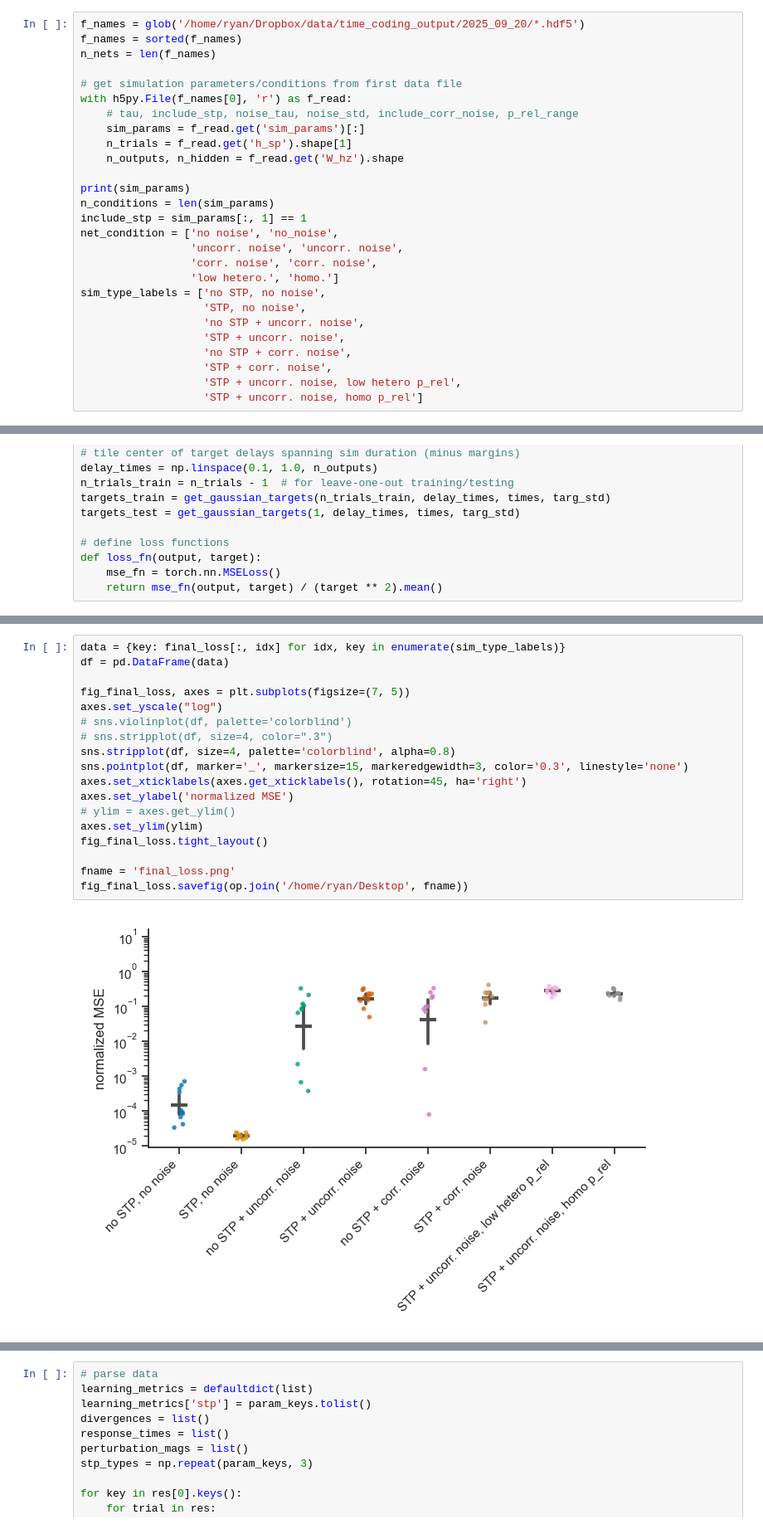
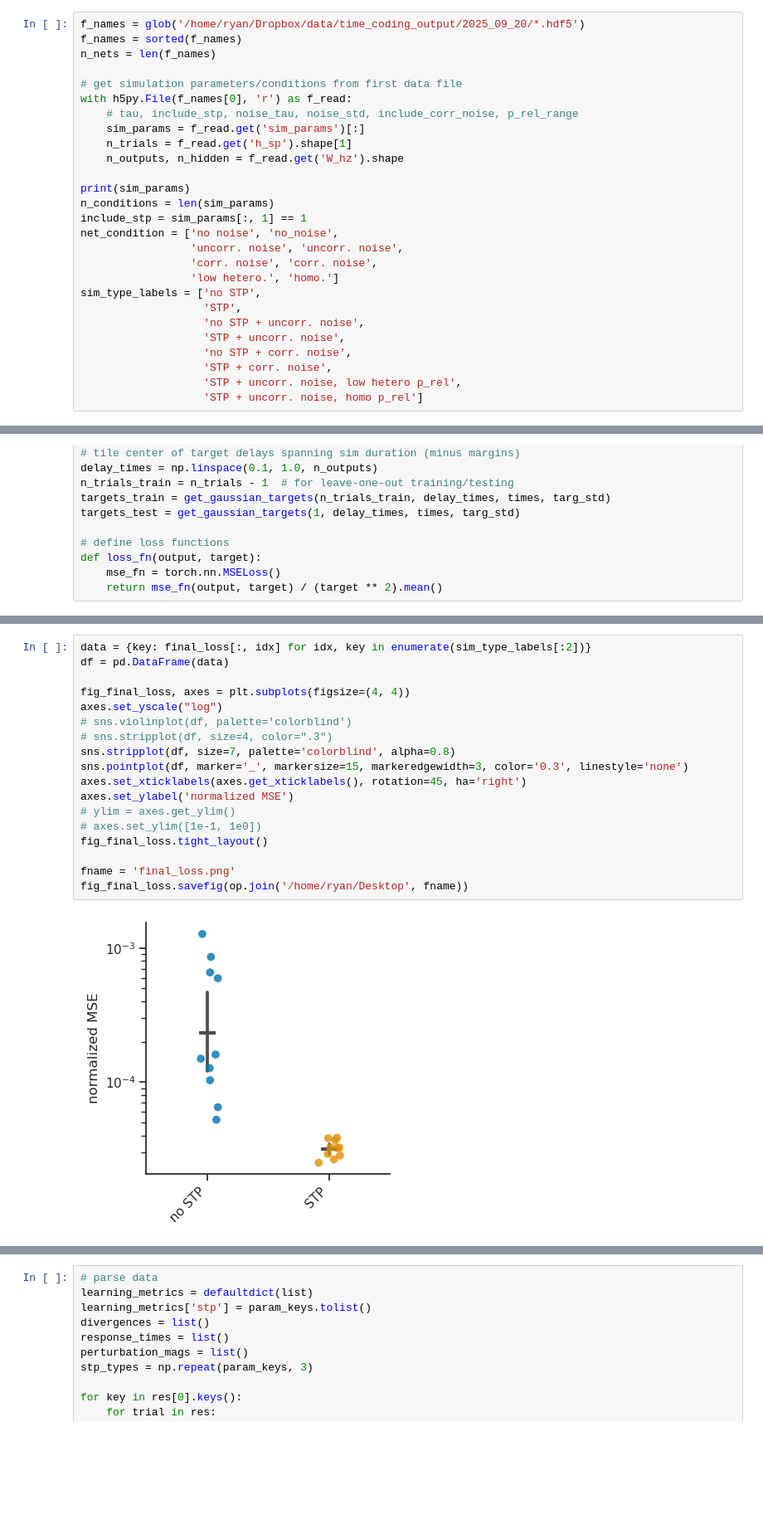
Before and after one commit to rythorpe/time_coding, a Jupyter notebook: analysis.ipynb, the cells around one changed output, grey strips where cells are left out. Shown at 83% size. Cells and saved outputs as stored; diff of their text form; blank space fills up the shorter version.

Commit message:
[WIP] noise_analysis.ipynb and analysis.ipynb

```diff
--- a/analysis.ipynb
+++ b/analysis.ipynb
@@ -41,8 +41,8 @@ net_condition = ['no noise', 'no_noise',
                  'uncorr. noise', 'uncorr. noise',
                  'corr. noise', 'corr. noise',
                  'low hetero.', 'homo.']
-sim_type_labels = ['no STP, no noise',
-                   'STP, no noise',
+sim_type_labels = ['no STP',
+                   'STP',
                    'no STP + uncorr. noise',
                    'STP + uncorr. noise',
                    'no STP + corr. noise',
@@ -158,21 +202,21 @@ fig_init_loss.savefig(op.join('/home/ryan/Desktop', fname))
 # %%
-data = {key: final_loss[:, idx] for idx, key in enumerate(sim_type_labels)}
+data = {key: final_loss[:, idx] for idx, key in enumerate(sim_type_labels[:2])}
 df = pd.DataFrame(data)
 
-fig_final_loss, axes = plt.subplots(figsize=(7, 5))
+fig_final_loss, axes = plt.subplots(figsize=(4, 4))
 axes.set_yscale("log")
 # sns.violinplot(df, palette='colorblind')
 # sns.stripplot(df, size=4, color=".3")
-sns.stripplot(df, size=4, palette='colorblind', alpha=0.8)
+sns.stripplot(df, size=7, palette='colorblind', alpha=0.8)
 sns.pointplot(df, marker='_', markersize=15, markeredgewidth=3, color='0.3', linestyle='none')
 axes.set_xticklabels(axes.get_xticklabels(), rotation=45, ha='right')
 axes.set_ylabel('normalized MSE')
 # ylim = axes.get_ylim()
-axes.set_ylim(ylim)
+# axes.set_ylim([1e-1, 1e0])
 fig_final_loss.tight_layout()
 
 fname = 'final_loss.png'
 fig_final_loss.savefig(op.join('/home/ryan/Desktop', fname))
 # %% [output]
-[figure, old version]
+[figure, new version]
 # %%
```
Also changed, not shown: parts of 7 cells of this notebook, 1 other file.
